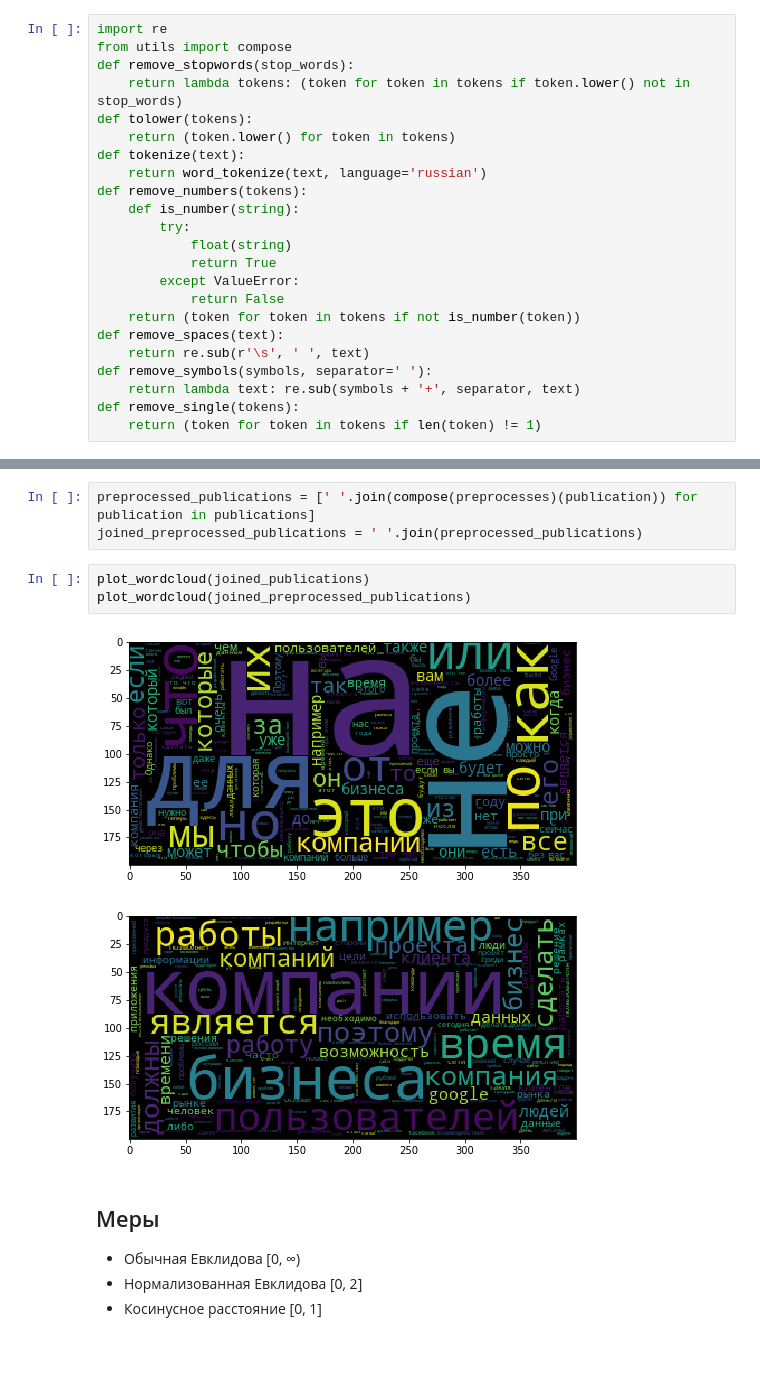
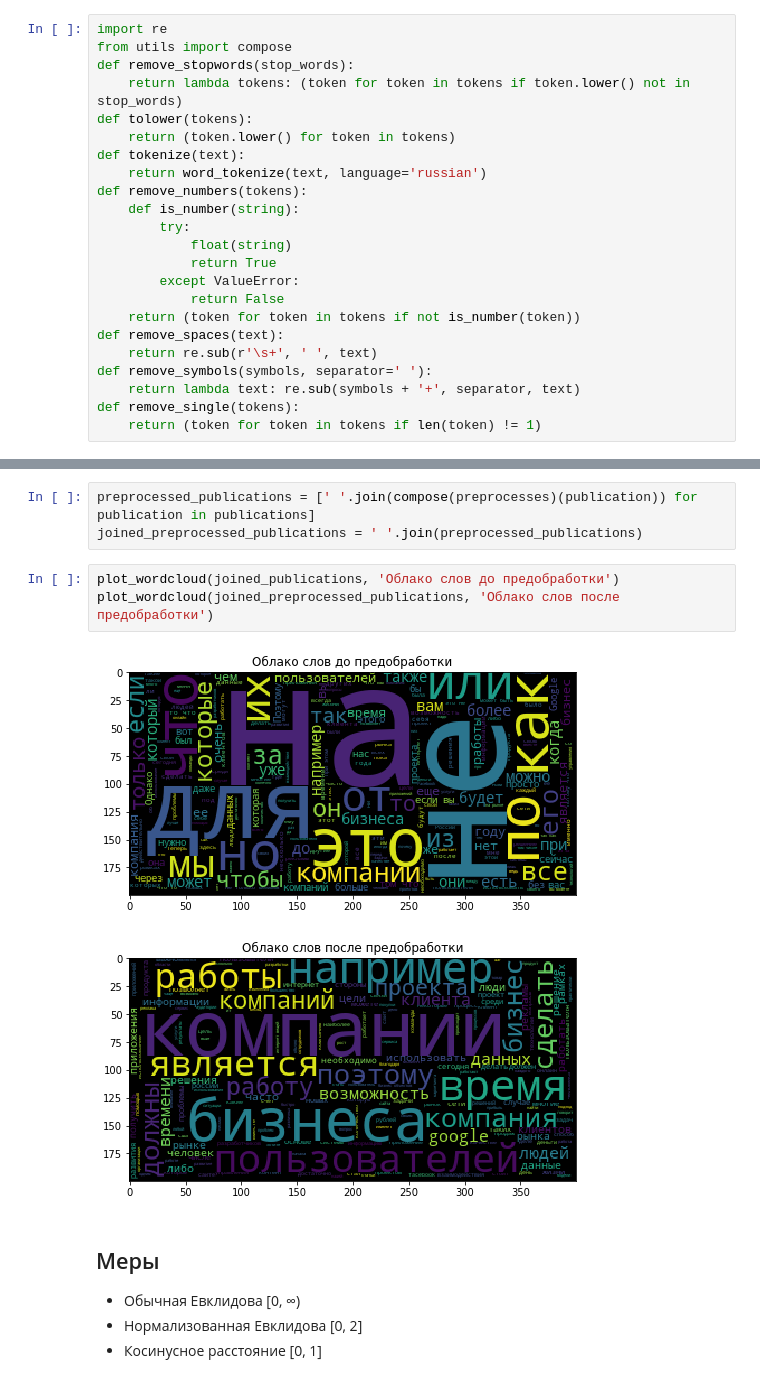
Before and after one commit to AlexanderFromEarth/Autotagger, a Jupyter notebook: preprocess_data.ipynb, the cells around one changed output, grey strips where cells are left out. Saved outputs shown, nothing was run; the diff lists cells and outputs as text; blank space fills up the shorter version.

```diff
--- a/preprocess_data.ipynb
+++ b/preprocess_data.ipynb
@@ -70,7 +70,7 @@ def remove_numbers(tokens):
             return False
     return (token for token in tokens if not is_number(token))
 def remove_spaces(text):
-    return re.sub(r'\s', ' ', text)
+    return re.sub(r'\s+', ' ', text)
 def remove_symbols(symbols, separator=' '):
     return lambda text: re.sub(symbols + '+', separator, text)
 def remove_single(tokens):
@@ -100,11 +100,11 @@ preprocesses = [remove_spaces, remove_symbols(special_symbols), remove_symbols(x
 preprocessed_publications = [' '.join(compose(preprocesses)(publication)) for publication in publications]
 joined_preprocessed_publications = ' '.join(preprocessed_publications)
 # %%
-plot_wordcloud(joined_publications)
-plot_wordcloud(joined_preprocessed_publications)
+plot_wordcloud(joined_publications, 'Облако слов до предобработки')
+plot_wordcloud(joined_preprocessed_publications, 'Облако слов после предобработки')
 # %% [output]
-[figure, old version]
+[figure, new version]
-[figure, old version]
+[figure, new version]
 # %% [markdown]
 ## Меры
 - Обычная Евклидова [0, ∞)
```
Also changed, not shown: 1 other file.
